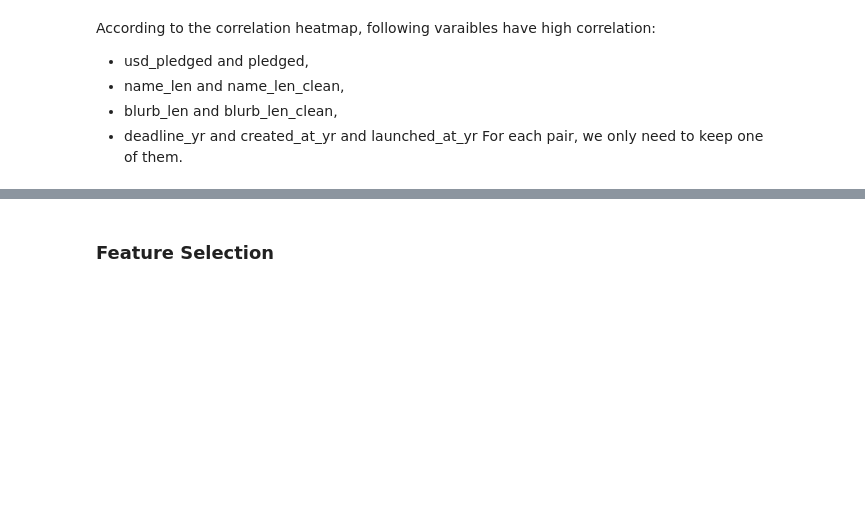
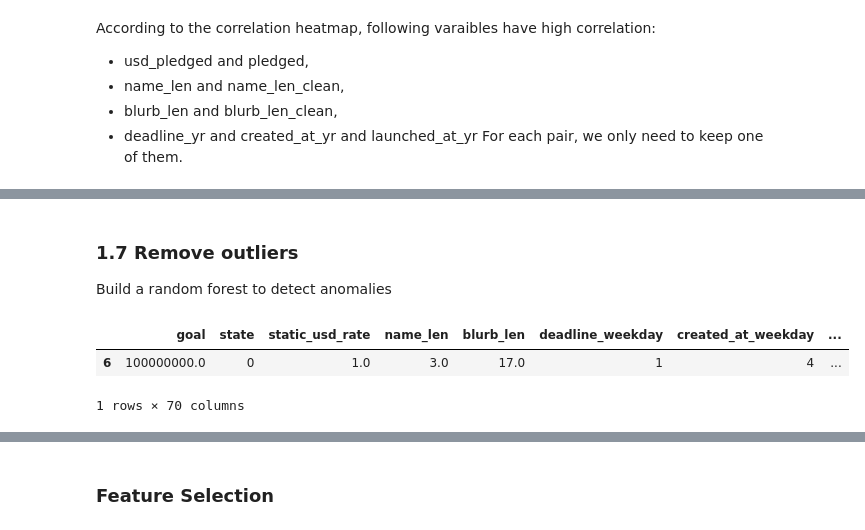
Before and after one commit to shanshanlao/life-expectancy-prediction, a Jupyter notebook: Kickstarter-predictions/kickstarter_prediction.ipynb, the cells around one changed output, grey strips where cells are left out. Saved outputs shown, nothing was run; the diff lists cells and outputs as text; code cells hidden in the pictures; blank space fills up the shorter version.

```diff
--- a/Kickstarter-predictions/kickstarter_prediction.ipynb
+++ b/Kickstarter-predictions/kickstarter_prediction.ipynb
@@ -191,0 +133,4 @@ Name: state, Length: 12180, dtype: int64
+# %% [markdown]
+### 1.7 Remove outliers
+
+Build a random forest to detect anomalies
@@ -191,0 +143,7 @@ Name: state, Length: 12180, dtype: int64
+# %%
+#df.columns[list(set(np.where(pd.isnull(df))[1]))]
+df[df['goal'] == 100000000]
+# %% [output]
+|  | goal | state | static_usd_rate | name_len | blurb_len | deadline_weekday | created_at_weekday | ... |
+| 6 | 100000000.0 | 0 | 1.0 | 3.0 | 17.0 | 1 | 4 | ... |
+1 rows × 70 columns
```
Also changed, not shown: parts of 38 cells of this notebook, 1 other file.
